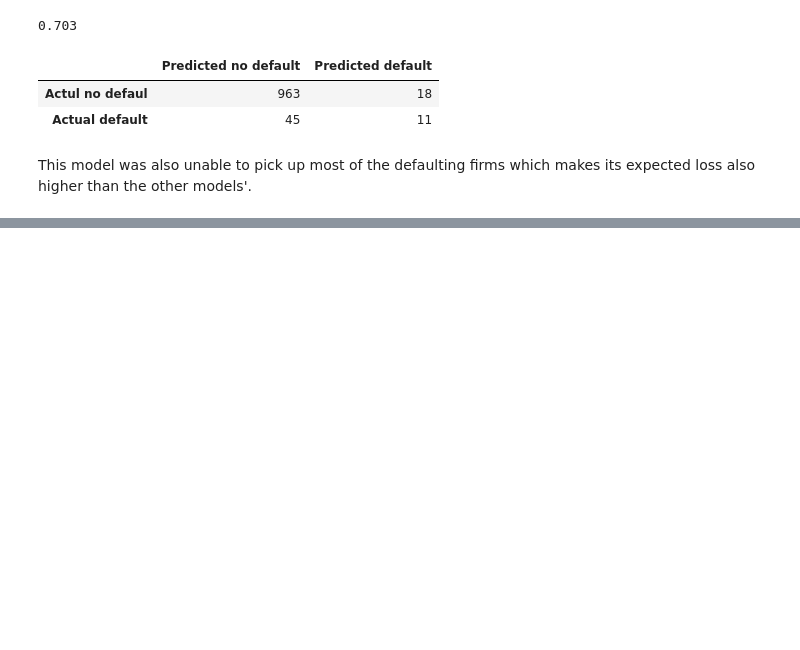
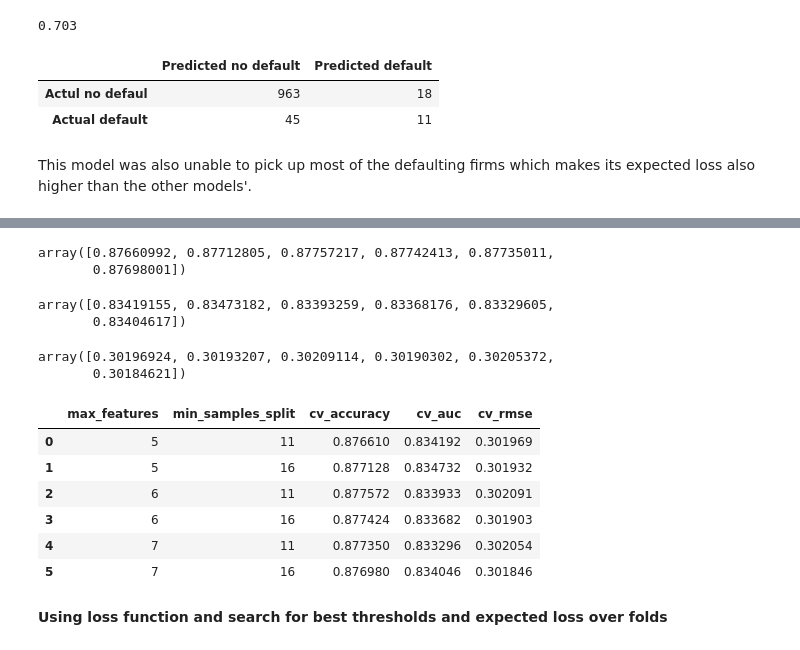
Before and after one commit to balint-thaler/DA3-Assingment-3, a Jupyter notebook: Assignment3.ipynb, the cells around one changed output, grey strips where cells are left out. Cells and saved outputs as stored; diff of their text form; code cells hidden in the pictures; blank space fills up the shorter version.

```diff
--- a/Assignment3.ipynb
+++ b/Assignment3.ipynb
@@ -2734,0 +2843,47 @@ This model was also unable to pick up most of the defaulting firms which makes i
+# %%
+# checking out accuracy, RMSE and AUC
+
+cv_accuracy = np.zeros([6])
+for i in range(5):
+    cv_accuracy = cv_accuracy + prob_forest_fit.cv_results_['split' + str(i) + '_test_accuracy']
+cv_accuracy = cv_accuracy/5
+cv_accuracy
+# %% [output]
+array([0.87660992, 0.87712805, 0.87757217, 0.87742413, 0.87735011,
+       0.87698001])
+# %%
+cv_auc = np.zeros([6])
+for i in range(5):
+    cv_auc = cv_auc + prob_forest_fit.cv_results_['split' + str(i) + '_test_roc_auc']
+cv_auc = cv_auc/5
+cv_auc
+# %% [output]
+array([0.83419155, 0.83473182, 0.83393259, 0.83368176, 0.83329605,
+       0.83404617])
+# %%
+cv_rmse = np.zeros([6])
+for i in range(5):
+    cv_rmse = cv_rmse +np.sqrt(-1*(prob_forest_fit.cv_results_['split' + str(i) + '_test_neg_brier_score'])).tolist()
+cv_rmse = cv_rmse/5
+cv_rmse
+# %% [output]
+array([0.30196924, 0.30193207, 0.30209114, 0.30190302, 0.30205372,
+       0.30184621])
+# %%
+prob_forest_cv_results = pd.DataFrame({
+    'max_features': prob_forest_fit.cv_results_['param_max_features'],
+    'min_samples_split': prob_forest_fit.cv_results_['param_min_samples_split'],
+    'cv_accuracy': cv_accuracy,
+    'cv_auc': cv_auc,
+    'cv_rmse': cv_rmse
+})
+# %%
+prob_forest_cv_results
+# %% [output]
+|  | max_features | min_samples_split | cv_accuracy | cv_auc | cv_rmse |
+| 0 | 5 | 11 | 0.876610 | 0.834192 | 0.301969 |
+| 1 | 5 | 16 | 0.877128 | 0.834732 | 0.301932 |
+| 2 | 6 | 11 | 0.877572 | 0.833933 | 0.302091 |
+| 3 | 6 | 16 | 0.877424 | 0.833682 | 0.301903 |
+| 4 | 7 | 11 | 0.877350 | 0.833296 | 0.302054 |
+| 5 | 7 | 16 | 0.876980 | 0.834046 | 0.301846 |
@@ -2734,0 +2893,2 @@ This model was also unable to pick up most of the defaulting firms which makes i
+# %% [markdown]
+**Using loss function and search for best thresholds and expected loss over folds**
```
Also changed, not shown: parts of 54 cells of this notebook.
